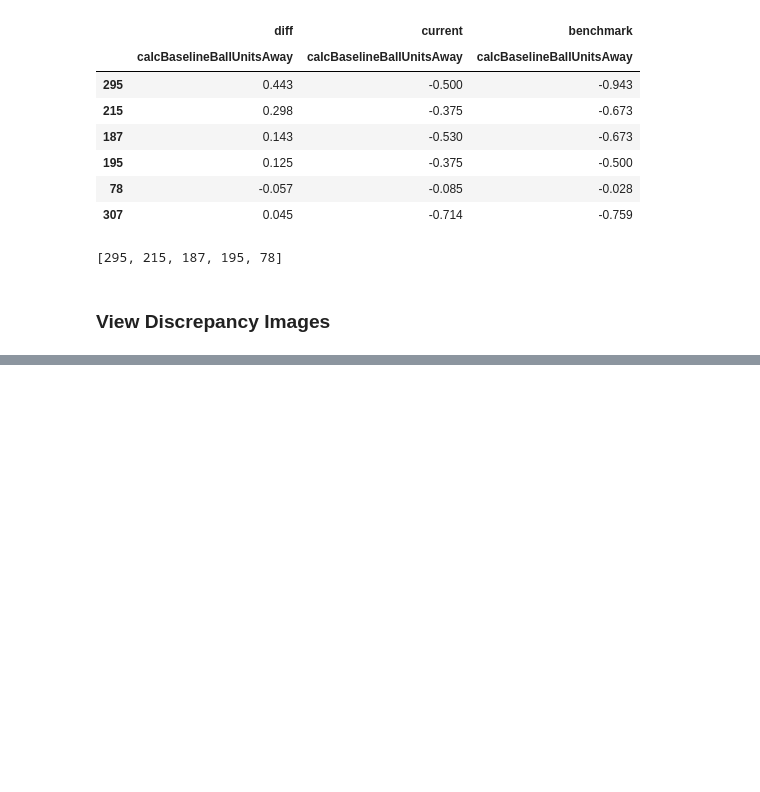
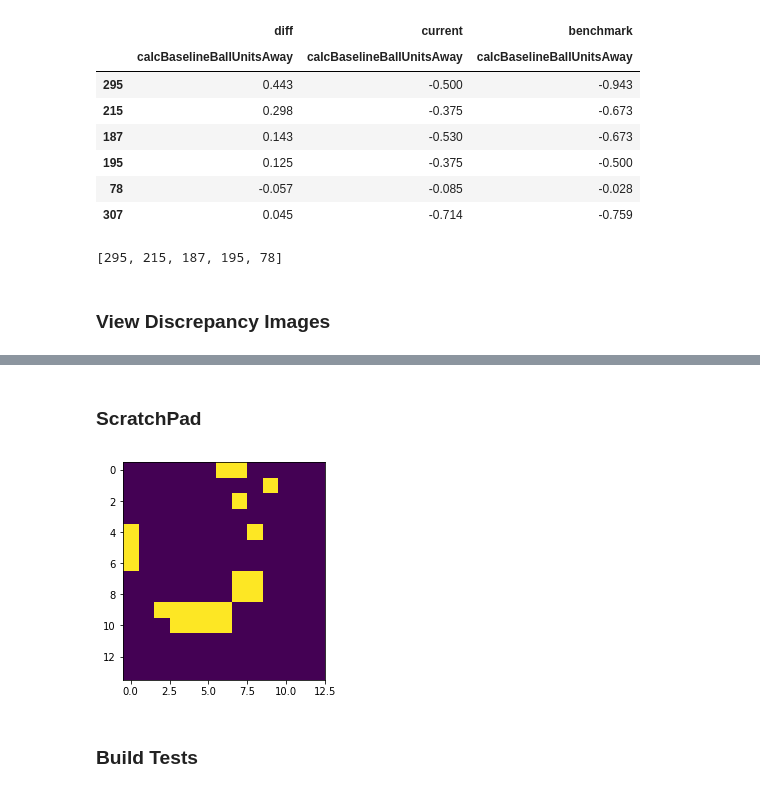
Before and after one commit to sutt/ppd, a Jupyter notebook: books/eval-report-2.ipynb, the cells around one changed output, grey strips where cells are left out. Saved outputs shown, nothing was run; the diff lists cells and outputs as text; code cells hidden in the pictures; blank space fills up the shorter version.

```diff
--- a/books/eval-report-2.ipynb
+++ b/books/eval-report-2.ipynb
@@ -154,0 +475,11 @@ AttributeError: GuiviewState instance has no attribute 'display'
+# %% [markdown]
+### ScratchPad
+# %%
+#How to get a track_log on a individual frame, individual tracker
+track0.setFrame(score_img_origsize)
+track_log = track0.trackFrame(b_log=True)
+cvtPlot(track_log['img_mask'])
+# %% [output]
+[figure, added]
+# %% [markdown]
+### Build Tests
```
Also changed, not shown: parts of 50 cells of this notebook, 10 other files.
